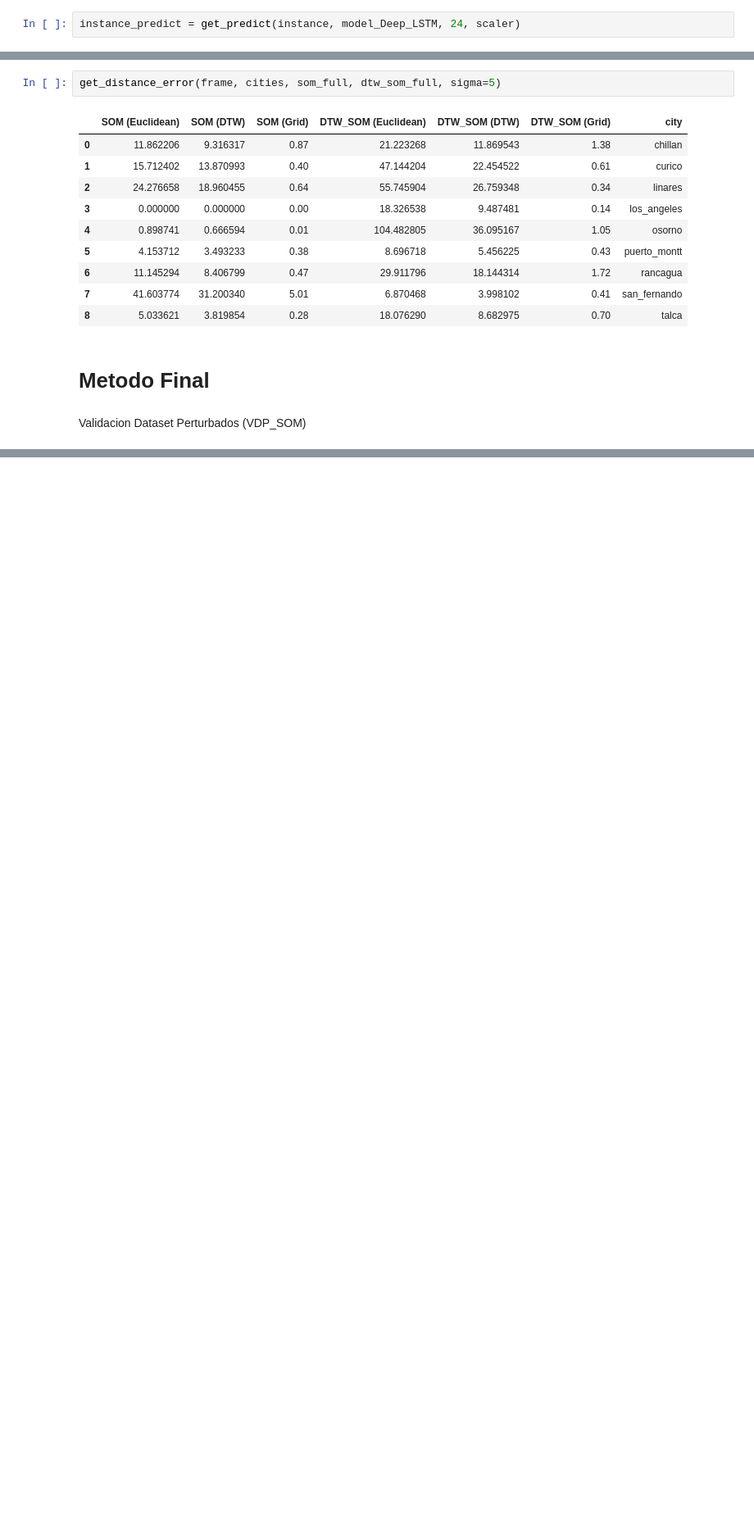
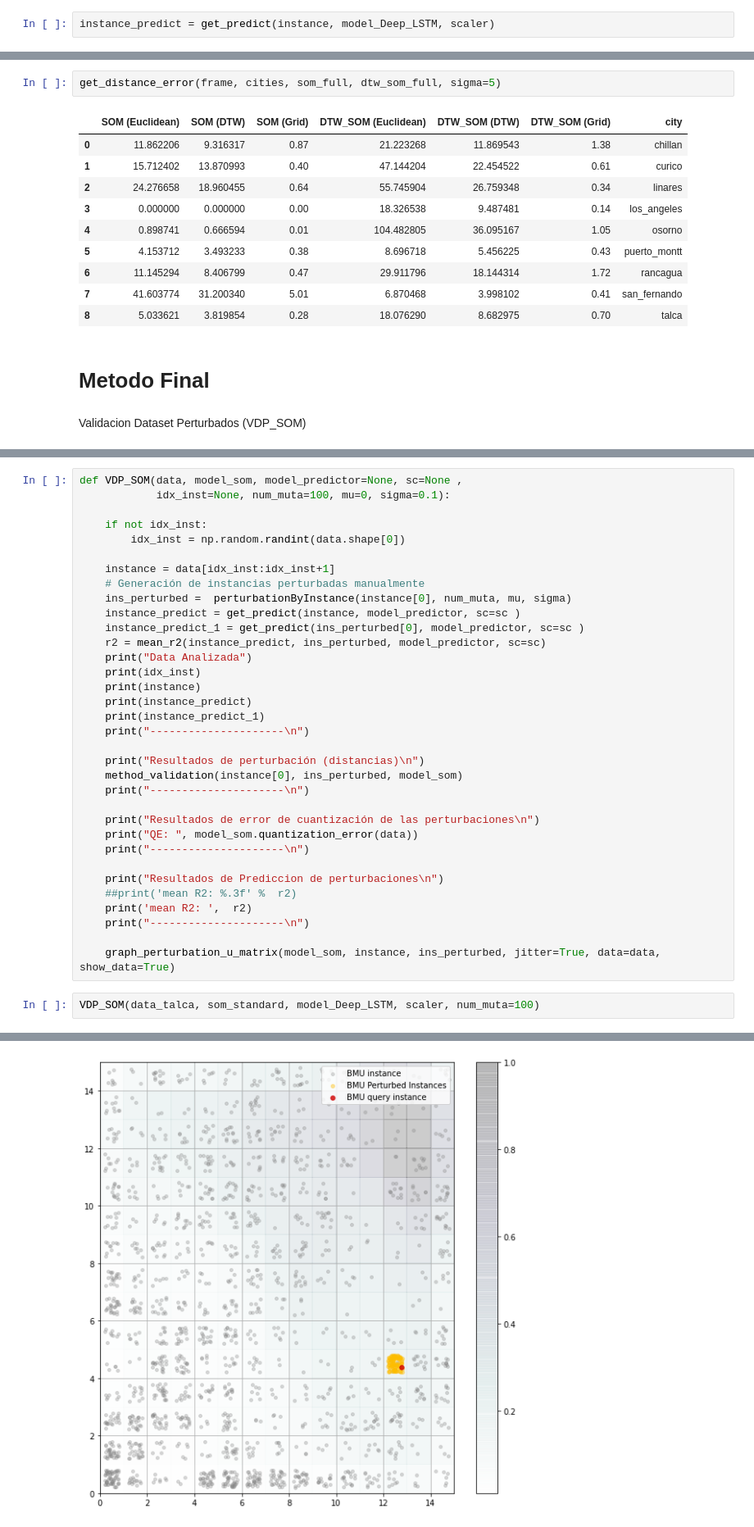
Before and after one commit to castudil/som-lstm, a Jupyter notebook: DTW-SOM/DTW_SOM.ipynb, the cells around one changed output, grey strips where cells are left out. Shown at 82% size. Drawn from its saved outputs; the diff is of its cells as text; blank space fills up the shorter version.

```diff
--- a/DTW-SOM/DTW_SOM.ipynb
+++ b/DTW-SOM/DTW_SOM.ipynb
@@ -1212,5 +1240,5 @@ def get_predict(ins,  model, time_steps, sc=None):
 # %%
-instance_predict = get_predict(instance, model_Deep_LSTM, 24, scaler)
+instance_predict = get_predict(instance, model_Deep_LSTM, scaler)
 # %%
 instance_predict
 # %% [output]
@@ -1428,0 +1477,37 @@ def VDP_SOM(data, model_som, model_predictor=None, sc=None , dtw=True, idx_inst=
+# %%
+def VDP_SOM(data, model_som, model_predictor=None, sc=None ,
+            idx_inst=None, num_muta=100, mu=0, sigma=0.1):
+
+    if not idx_inst:
+        idx_inst = np.random.randint(data.shape[0])
+
+    instance = data[idx_inst:idx_inst+1]
+    # Generación de instancias perturbadas manualmente
+    ins_perturbed =  perturbationByInstance(instance[0], num_muta, mu, sigma)
+    instance_predict = get_predict(instance, model_predictor, sc=sc )
+    instance_predict_1 = get_predict(ins_perturbed[0], model_predictor, sc=sc )
+    r2 = mean_r2(instance_predict, ins_perturbed, model_predictor, sc=sc)
+    print("Data Analizada")
+    print(idx_inst)
+    print(instance)
+    print(instance_predict)
+    print(instance_predict_1)
+    print("---------------------\n")
+
+    print("Resultados de perturbación (distancias)\n")
+    method_validation(instance[0], ins_perturbed, model_som)
+    print("---------------------\n")
+
+    print("Resultados de error de cuantización de las perturbaciones\n")
+    print("QE: ", model_som.quantization_error(data))
+    print("---------------------\n")
+
+    print("Resultados de Prediccion de perturbaciones\n")
+    ##print('mean R2: %.3f' %  r2)
+    print('mean R2: ',  r2)
+    print("---------------------\n")
+
+    graph_perturbation_u_matrix(model_som, instance, ins_perturbed, jitter=True, data=data, show_data=True)
+# %%
+VDP_SOM(data_talca, som_standard, model_Deep_LSTM, scaler, num_muta=100)
+# %% [output]
@@ -1428,0 +1531 @@ def VDP_SOM(data, model_som, model_predictor=None, sc=None , dtw=True, idx_inst=
+[figure, added]
```
Also changed, not shown: parts of 36 cells of this notebook.
